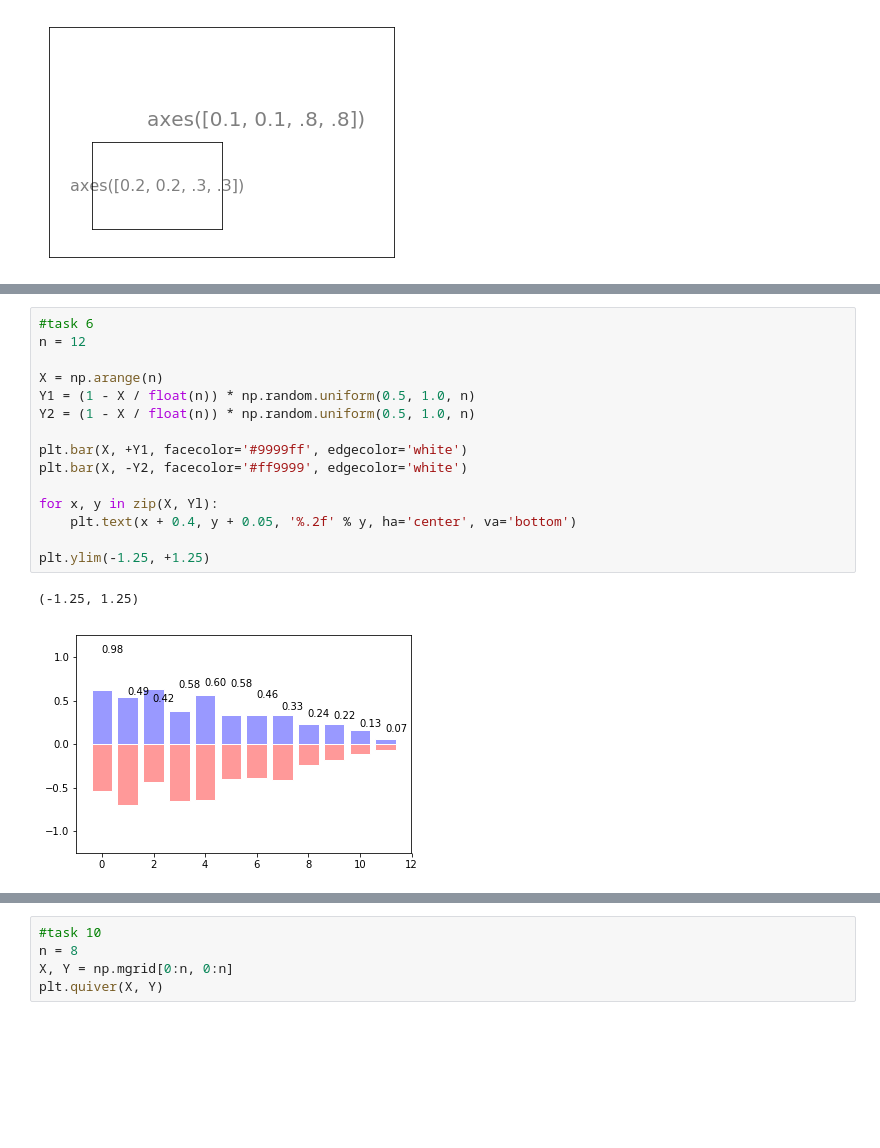
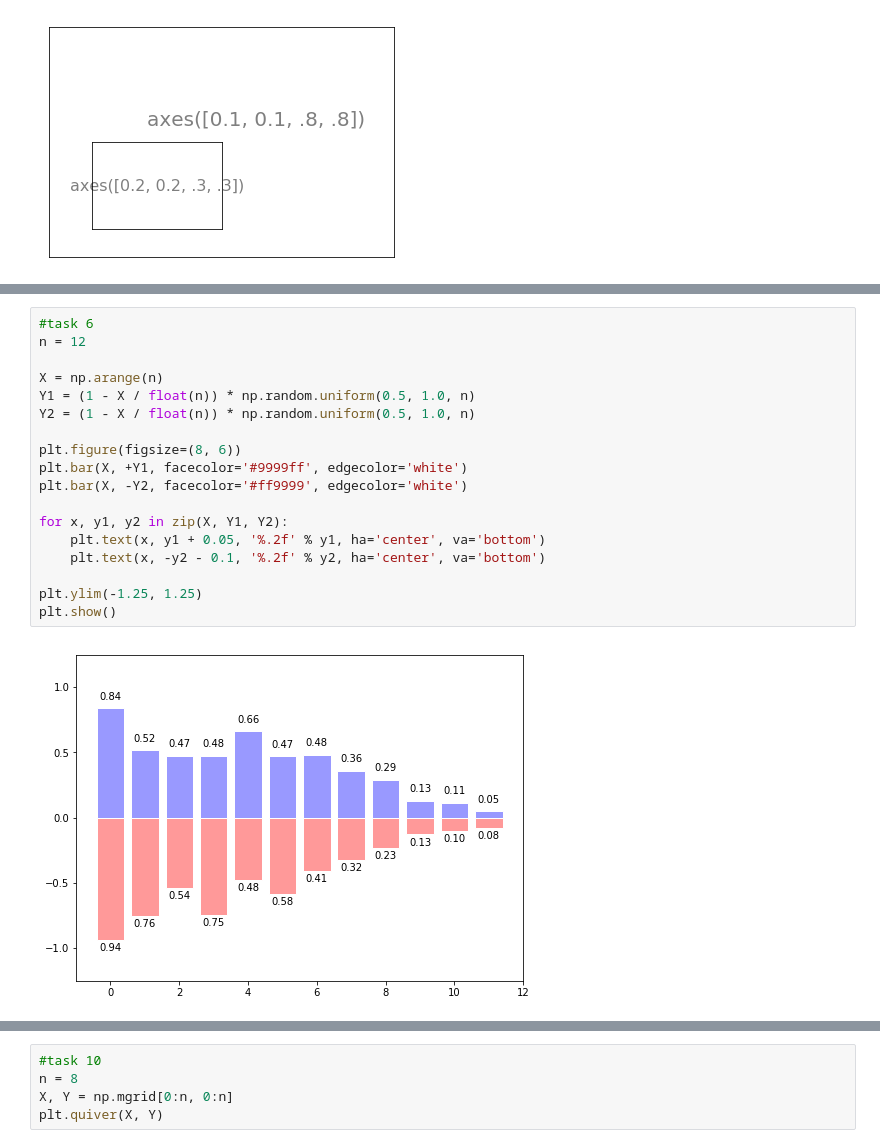
Before and after one commit to polilog/PythonLabs, a Jupyter notebook: lab3.ipynb, the cells around one changed output, grey strips where cells are left out. Saved outputs shown, nothing was run; the diff lists cells and outputs as text; blank space fills up the shorter version.

```diff
--- a/lab3.ipynb
+++ b/lab3.ipynb
@@ -108,21 +138,23 @@ plt.scatter(X, Y)
 # %%
 #task 6
 n = 12
 
 X = np.arange(n)
 Y1 = (1 - X / float(n)) * np.random.uniform(0.5, 1.0, n)
 Y2 = (1 - X / float(n)) * np.random.uniform(0.5, 1.0, n)
 
+plt.figure(figsize=(8, 6))
 plt.bar(X, +Y1, facecolor='#9999ff', edgecolor='white')
 plt.bar(X, -Y2, facecolor='#ff9999', edgecolor='white')
 
-for x, y in zip(X, Yl):
-    plt.text(x + 0.4, y + 0.05, '%.2f' % y, ha='center', va='bottom')
+for x, y1, y2 in zip(X, Y1, Y2):
+    plt.text(x, y1 + 0.05, '%.2f' % y1, ha='center', va='bottom')
+    plt.text(x, -y2 - 0.1, '%.2f' % y2, ha='center', va='bottom')
 
-plt.ylim(-1.25, +1.25)
+plt.ylim(-1.25, 1.25)
+plt.show()
 # %% [output]
-(-1.25, 1.25)
-[figure, old version]
+[figure, new version]
 # %%
 #task 7
 def f(x, y):
```
Also changed, not shown: parts of 12 cells of this notebook, 3 other files.
